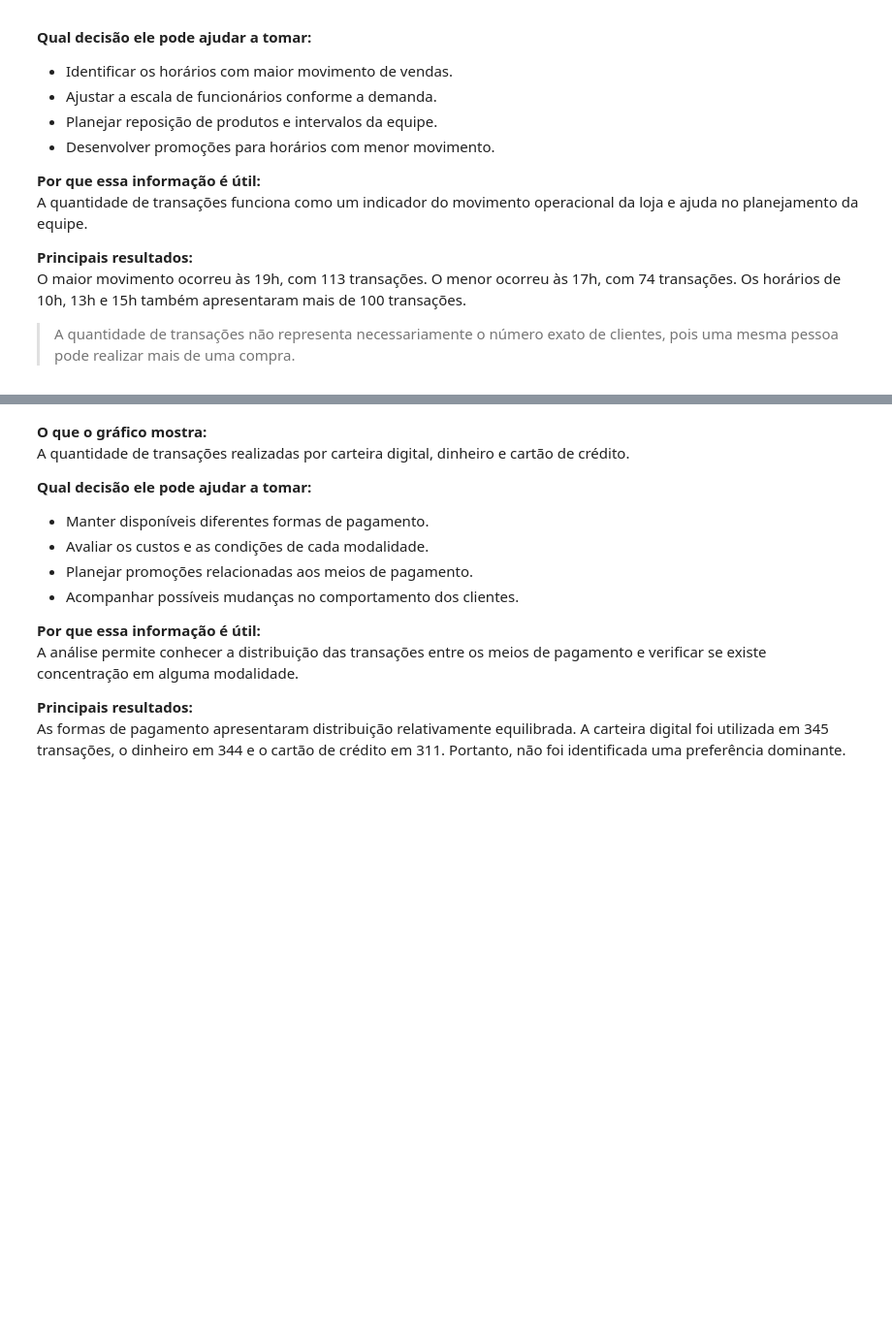
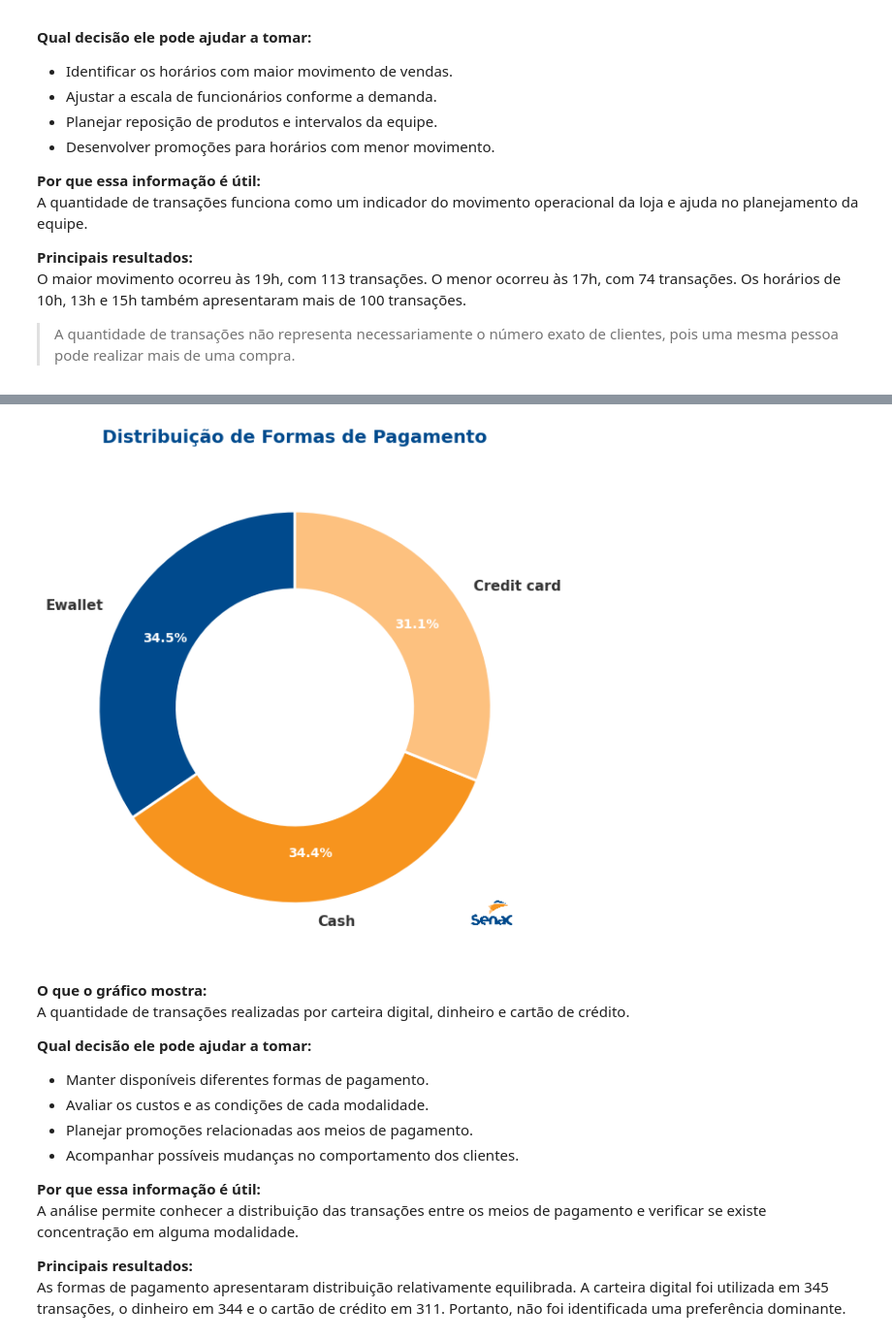
Before and after one commit to DNL139/pi_tec_BD_supermercado, a Jupyter notebook: pi_tec_BD_supermercado.ipynb, the cells around one changed output, grey strips where cells are left out. Shown at 97% size. Cells and saved outputs as stored; diff of their text form; code cells hidden in the pictures; blank space fills up the shorter version.

```diff
--- a/pi_tec_BD_supermercado.ipynb
+++ b/pi_tec_BD_supermercado.ipynb
@@ -724,3 +609,56 @@ plt.show()
+# %%
+# ==========================
+# 4. Formas de pagamento utilizadas
+# ==========================
+
+pagamento = df['Payment'].value_counts()
+
+fig, ax = plt.subplots(figsize=(8, 6))
+
+paleta_rosca = [AZUL_SENAC, LARANJA_SENAC, LARANJA_CLARO]
+
+wedges, texts, autotexts = ax.pie(
+    pagamento.values,
+    labels=pagamento.index,
+    autopct='%1.1f%%',
+    startangle=90,
+    colors=paleta_rosca,
+    wedgeprops=dict(width=0.4, edgecolor='white', linewidth=2),
+    pctdistance=0.75
+)
+
+for autotext in autotexts:
+    autotext.set_color('white')
+    autotext.set_fontweight('bold')
+    autotext.set_fontsize(10)
+
+for text in texts:
+    text.set_color('#333333')
+    text.set_fontsize(11)
+    text.set_fontweight('bold')
+
+ax.set_title('Distribuição de Formas de Pagamento', fontsize=14, pad=15, color=AZUL_SENAC, fontweight='bold')
+
+caminho_logo = 'logo_senac.png'
+
+try:
+    img_logo = Image.open(caminho_logo)
+    imagebox = OffsetImage(img_logo, zoom=0.08)
+
+    ab = AnnotationBbox(
+        imagebox,
+        (0.90, 0.08),
+        xycoords='axes fraction',
+        frameon=False
+    )
+    ax.add_artist(ab)
+except Exception as e:
+    print(f"Erro ao carregar a logo: {e}")
+
+plt.tight_layout()
+plt.show()
+# %% [output]
+[figure, added]
 # %% [markdown]
 **O que o gráfico mostra:**
 A quantidade de transações realizadas por carteira digital, dinheiro e cartão de crédito.
```
Also changed, not shown: parts of 17 cells of this notebook.
